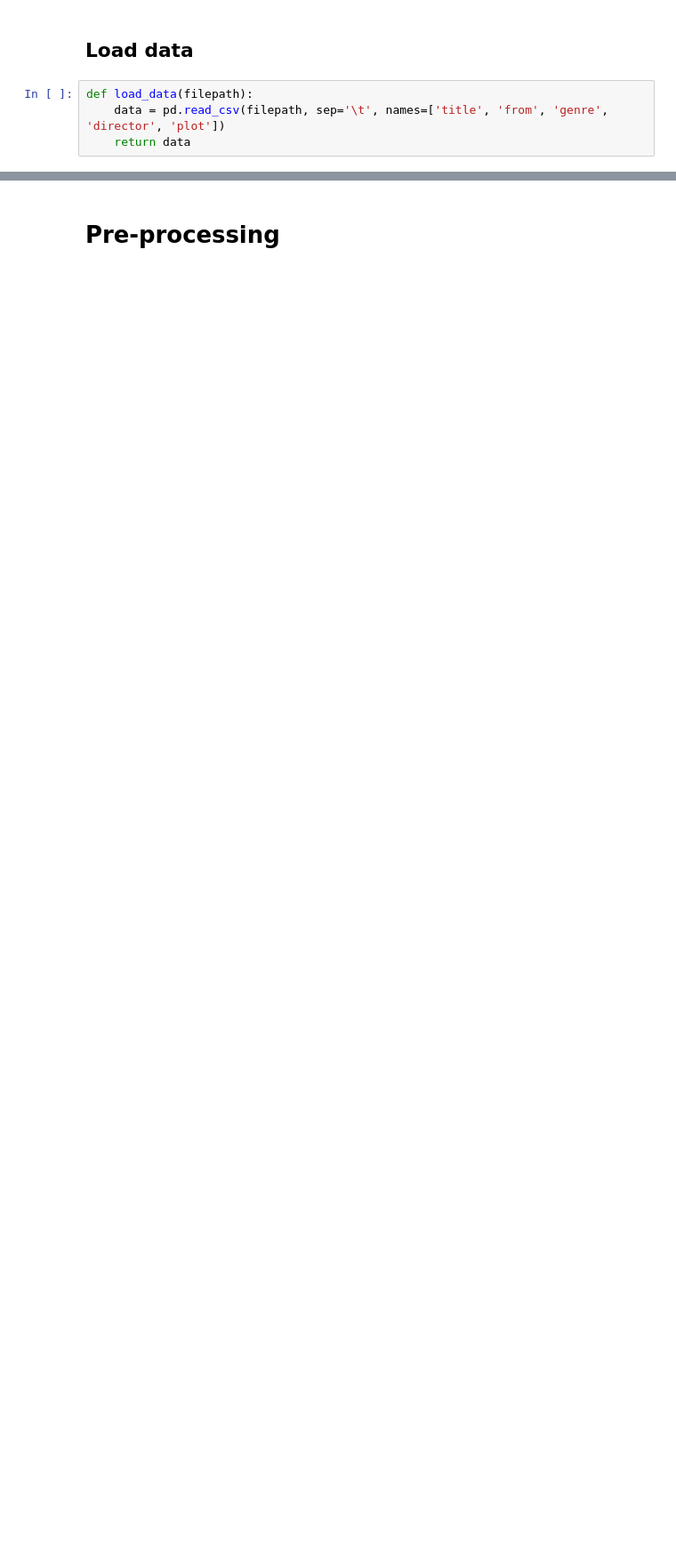
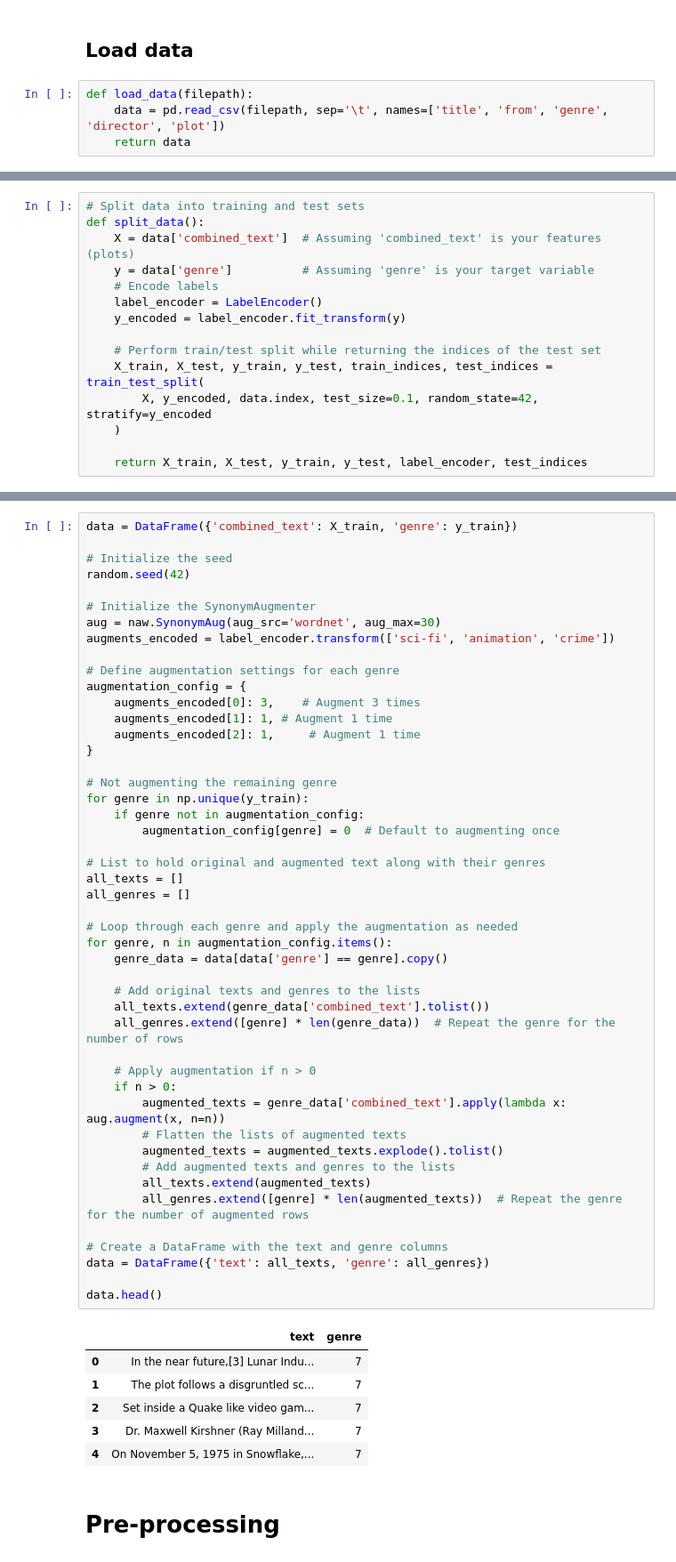
Before and after one commit to guilhermeleitao2002/Movie-Genre-Prediction, a Jupyter notebook: EDA.ipynb, the cells around one changed output, grey strips where cells are left out. Shown at 89% size. Saved outputs shown, nothing was run; the diff lists cells and outputs as text; blank space fills up the shorter version.

```diff
--- a/EDA.ipynb
+++ b/EDA.ipynb
@@ -67,0 +91,15 @@ data.head()
+# %%
+# Split data into training and test sets
+def split_data():
+    X = data['combined_text']  # Assuming 'combined_text' is your features (plots)
+    y = data['genre']          # Assuming 'genre' is your target variable
+    # Encode labels
+    label_encoder = LabelEncoder()
+    y_encoded = label_encoder.fit_transform(y)
+
+    # Perform train/test split while returning the indices of the test set
+    X_train, X_test, y_train, y_test, train_indices, test_indices = train_test_split(
+        X, y_encoded, data.index, test_size=0.1, random_state=42, stratify=y_encoded
+    )
+
+    return X_train, X_test, y_train, y_test, label_encoder, test_indices
@@ -68,3 +112,57 @@ data.head()
+# %%
+data = DataFrame({'combined_text': X_train, 'genre': y_train})
+
+# Initialize the seed
+random.seed(42)
+
+# Initialize the SynonymAugmenter
+aug = naw.SynonymAug(aug_src='wordnet', aug_max=30)
+augments_encoded = label_encoder.transform(['sci-fi', 'animation', 'crime'])
+
+# Define augmentation settings for each genre
+augmentation_config = {
+    augments_encoded[0]: 3,    # Augment 3 times
+    augments_encoded[1]: 1, # Augment 1 time
+    augments_encoded[2]: 1,     # Augment 1 time
+}
+
+# Not augmenting the remaining genre
+for genre in np.unique(y_train):
+    if genre not in augmentation_config:
+        augmentation_config[genre] = 0  # Default to augmenting once
+
+# List to hold original and augmented text along with their genres
+all_texts = []
+all_genres = []
+
+# Loop through each genre and apply the augmentation as needed
+for genre, n in augmentation_config.items():
+    genre_data = data[data['genre'] == genre].copy()
+
+    # Add original texts and genres to the lists
+    all_texts.extend(genre_data['combined_text'].tolist())
+    all_genres.extend([genre] * len(genre_data))  # Repeat the genre for the number of rows
+
+    # Apply augmentation if n > 0
+    if n > 0:
+        augmented_texts = genre_data['combined_text'].apply(lambda x: aug.augment(x, n=n))
+        # Flatten the lists of augmented texts
+        augmented_texts = augmented_texts.explode().tolist()
+        # Add augmented texts and genres to the lists
+        all_texts.extend(augmented_texts)
+        all_genres.extend([genre] * len(augmented_texts))  # Repeat the genre for the number of augmented rows
+
+# Create a DataFrame with the text and genre columns
+data = DataFrame({'text': all_texts, 'genre': all_genres})
+
+data.head()
+# %% [output]
+|  | text | genre |
+| 0 | In the near future,[3] Lunar Indu... | 7 |
+| 1 | The plot follows a disgruntled sc... | 7 |
+| 2 | Set inside a Quake like video gam... | 7 |
+| 3 | Dr. Maxwell Kirshner (Ray Milland... | 7 |
+| 4 | On November 5, 1975 in Snowflake,... | 7 |
 # %% [markdown]
 # Pre-processing
 # %%
```
Also changed, not shown: parts of 15 cells of this notebook, 20 other files.
